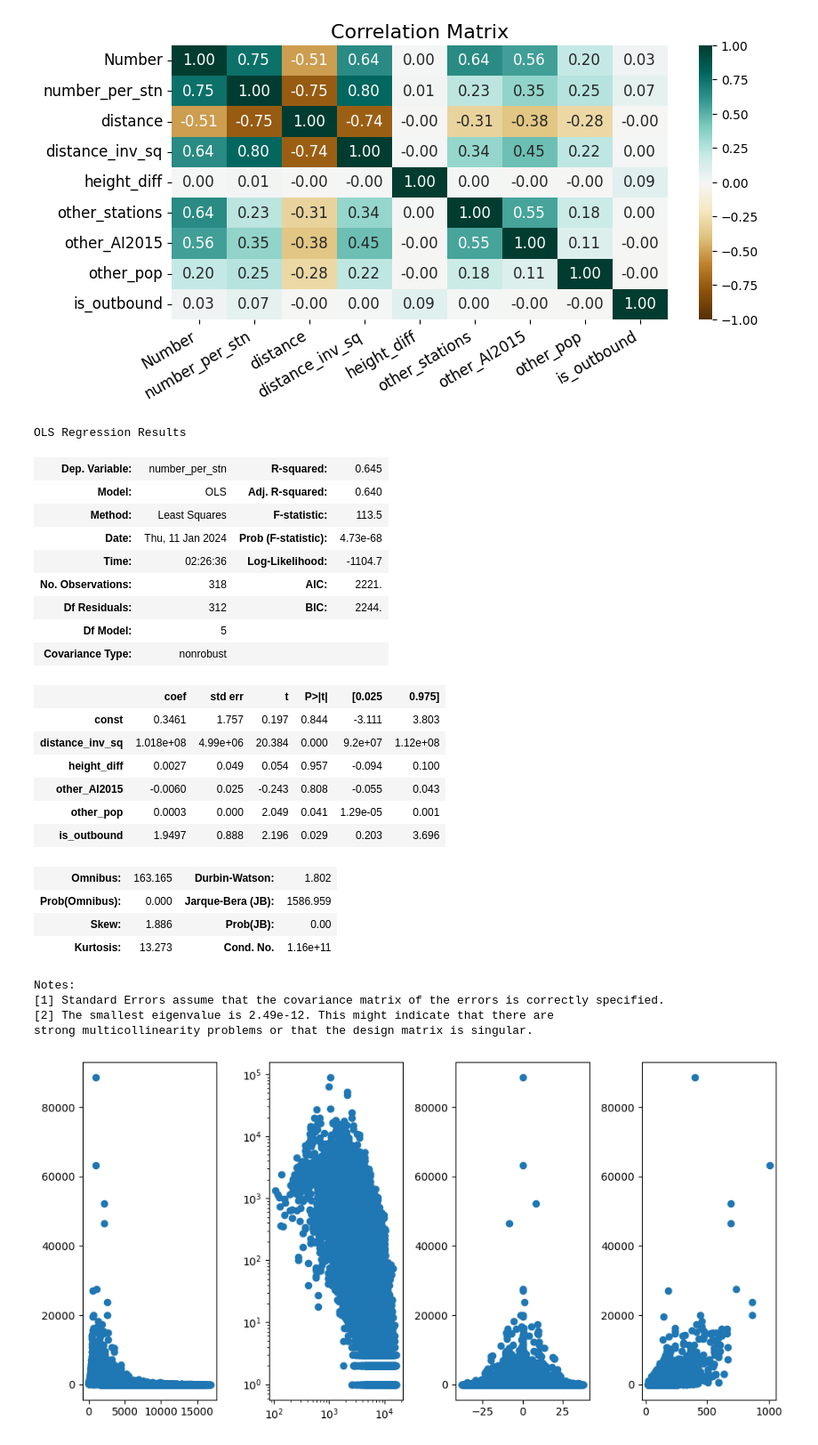
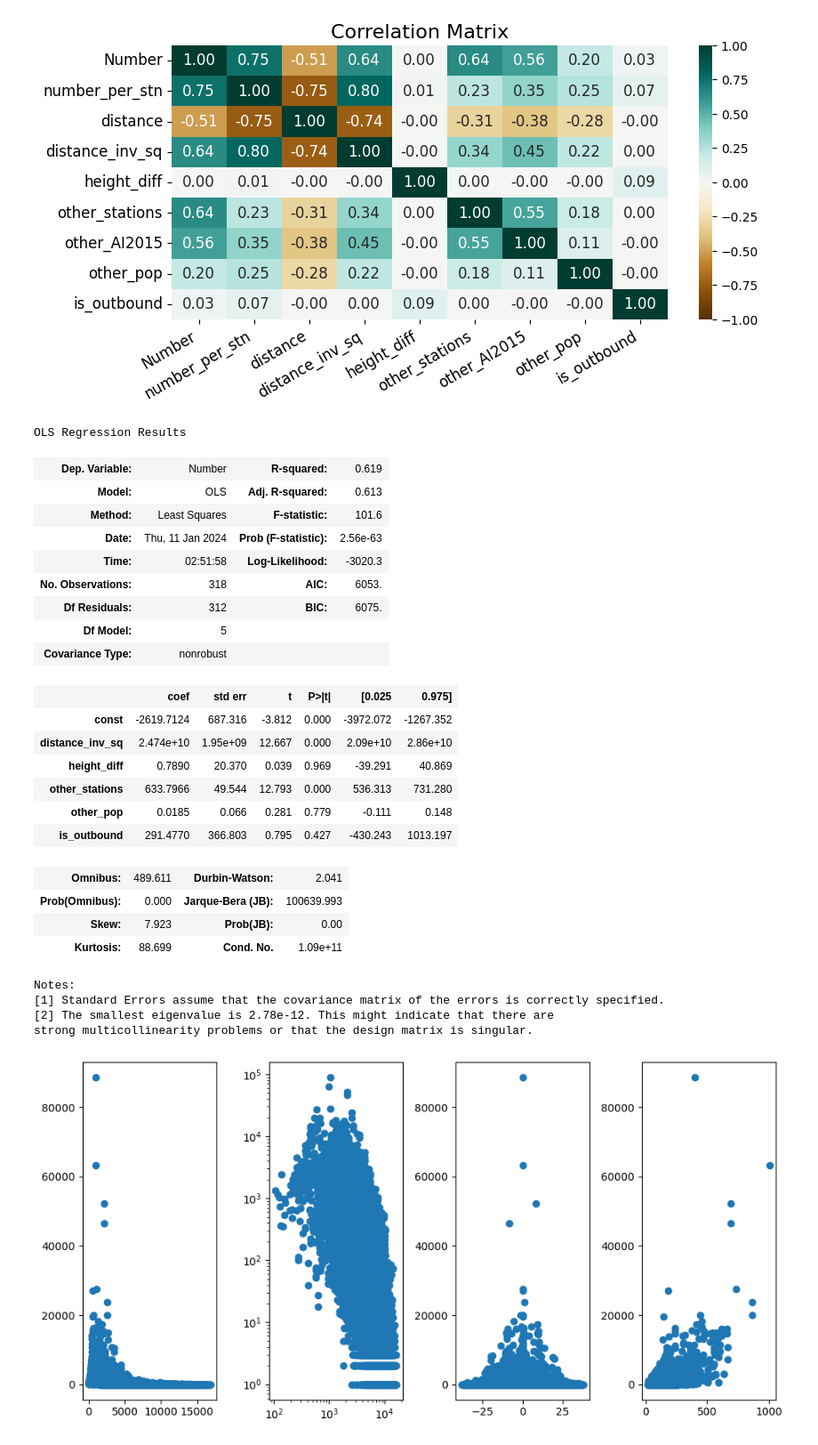
Before and after one commit to sokimura39/QM_Report, a Jupyter notebook: analysis.ipynb, the cells around one changed output. Shown at 89% size. Drawn from its saved outputs; the diff is of its cells as text; code cells hidden in the pictures.

```diff
--- a/analysis.ipynb
+++ b/analysis.ipynb
@@ -466,37 +466,37 @@ Text(0.5, 1.0, 'Correlation Matrix')
 # %%
 # run linear regression
 
 # set dependent variables
-x = city_df[['distance_inv_sq', 'height_diff', 'other_AI2015', 'other_pop', 'is_outbound']]
-y = city_df.number_per_stn
+x = city_df[['distance_inv_sq', 'height_diff', 'other_stations', 'other_pop', 'is_outbound']]
+y = city_df.Number
 
 model1 = sm.OLS(endog = y, exog = sm.add_constant(x)).fit()
 model1.summary()
 # %% [output]
 OLS Regression Results
-| Dep. Variable: | number_per_stn | R-squared: | 0.645 |
-| Model: | OLS | Adj. R-squared: | 0.640 |
-| Method: | Least Squares | F-statistic: | 113.5 |
-| Date: | Thu, 11 Jan 2024 | Prob (F-statistic): | 4.73e-68 |
-| Time: | 02:26:36 | Log-Likelihood: | -1104.7 |
-| No. Observations: | 318 | AIC: | 2221. |
-| Df Residuals: | 312 | BIC: | 2244. |
+| Dep. Variable: | Number | R-squared: | 0.619 |
+| Model: | OLS | Adj. R-squared: | 0.613 |
+| Method: | Least Squares | F-statistic: | 101.6 |
+| Date: | Thu, 11 Jan 2024 | Prob (F-statistic): | 2.56e-63 |
+| Time: | 02:51:58 | Log-Likelihood: | -3020.3 |
+| No. Observations: | 318 | AIC: | 6053. |
+| Df Residuals: | 312 | BIC: | 6075. |
 | Df Model: | 5 |  |  |
 | Covariance Type: | nonrobust |  |  |
 |  | coef | std err | t | P>|t| | [0.025 | 0.975] |
-| const | 0.3461 | 1.757 | 0.197 | 0.844 | -3.111 | 3.803 |
-| distance_inv_sq | 1.018e+08 | 4.99e+06 | 20.384 | 0.000 | 9.2e+07 | 1.12e+08 |
-| height_diff | 0.0027 | 0.049 | 0.054 | 0.957 | -0.094 | 0.100 |
-| other_AI2015 | -0.0060 | 0.025 | -0.243 | 0.808 | -0.055 | 0.043 |
-| other_pop | 0.0003 | 0.000 | 2.049 | 0.041 | 1.29e-05 | 0.001 |
-| is_outbound | 1.9497 | 0.888 | 2.196 | 0.029 | 0.203 | 3.696 |
+| const | -2619.7124 | 687.316 | -3.812 | 0.000 | -3972.072 | -1267.352 |
+| distance_inv_sq | 2.474e+10 | 1.95e+09 | 12.667 | 0.000 | 2.09e+10 | 2.86e+10 |
+| height_diff | 0.7890 | 20.370 | 0.039 | 0.969 | -39.291 | 40.869 |
+| other_stations | 633.7966 | 49.544 | 12.793 | 0.000 | 536.313 | 731.280 |
+| other_pop | 0.0185 | 0.066 | 0.281 | 0.779 | -0.111 | 0.148 |
+| is_outbound | 291.4770 | 366.803 | 0.795 | 0.427 | -430.243 | 1013.197 |
-| Omnibus: | 163.165 | Durbin-Watson: | 1.802 |
-| Prob(Omnibus): | 0.000 | Jarque-Bera (JB): | 1586.959 |
-| Skew: | 1.886 | Prob(JB): | 0.00 |
-| Kurtosis: | 13.273 | Cond. No. | 1.16e+11 |
+| Omnibus: | 489.611 | Durbin-Watson: | 2.041 |
+| Prob(Omnibus): | 0.000 | Jarque-Bera (JB): | 100639.993 |
+| Skew: | 7.923 | Prob(JB): | 0.00 |
+| Kurtosis: | 88.699 | Cond. No. | 1.09e+11 |
 Notes:
 [1] Standard Errors assume that the covariance matrix of the errors is correctly specified.
-[2] The smallest eigenvalue is 2.49e-12. This might indicate that there are
+[2] The smallest eigenvalue is 2.78e-12. This might indicate that there are
 strong multicollinearity problems or that the design matrix is singular.
 # %%
 # check if these parameters can be applied for the rest of the city as well
```
